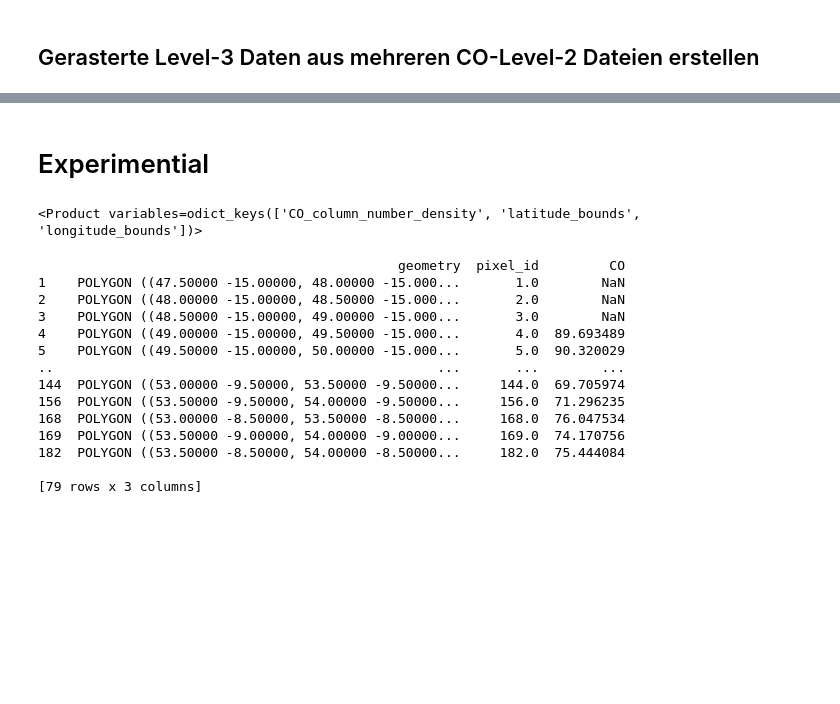
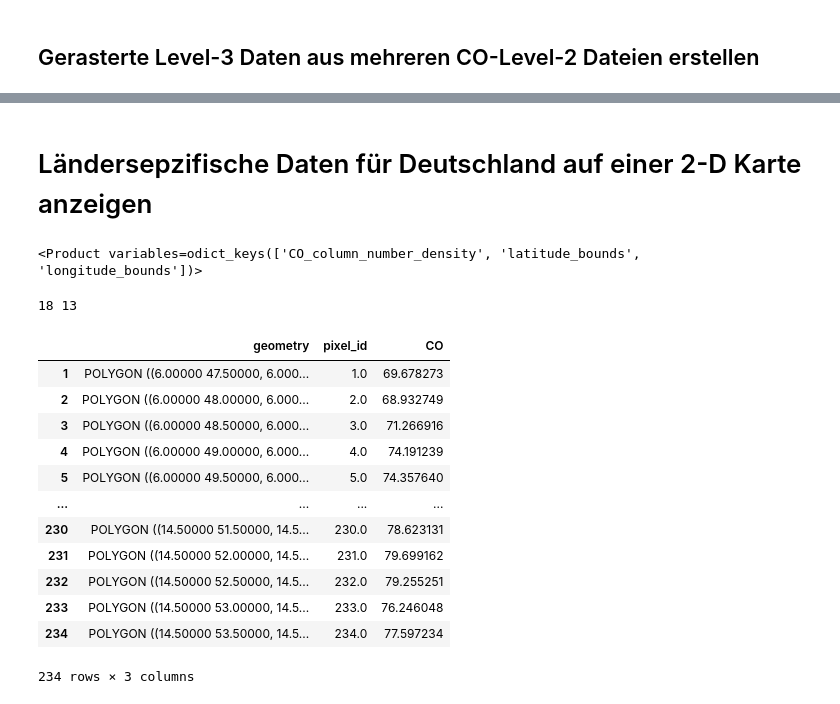
Before and after one commit to Smeik1111/SALabor, a Jupyter notebook: main.ipynb, the cells around one changed output, grey strips where cells are left out. Saved outputs shown, nothing was run; the diff lists cells and outputs as text; code cells hidden in the pictures; blank space fills up the shorter version.

Commit message:
add test feature: country specific CO-Layer for 2d cards

```diff
--- a/main.ipynb
+++ b/main.ipynb
@@ -253,17 +271,17 @@ plot_as_pColormesh(gridlat=gridlat, gridlon=gridlon, vals=vals, vmin=vmin, vmax=
-# %% [markdown]
-# Experimential
+# %% [markdown]
+# Ländersepzifische Daten für Deutschland auf einer 2-D Karte anzeigen
 # %%
-filename_tropomi = "./daily_avg/s5p-CO-L3_avg_20230401.nc"
+filename_tropomi = "./averaged.nc" #"./daily_avg/s5p-CO-L3_avg_20230401.nc"
+# Deutschland: Breitengrad: 47.5 - 54; Längengrad: 6 - 15
 operations_trop = ";".join([
     "latitude>47.5",
     "latitude<54",
-    "longitude<-8",
-    "longitude>-15",
+    "longitude>6",
+    "longitude<15",
     "keep(latitude_bounds,longitude_bounds,CO_column_number_density)",
     "derive(CO_column_number_density [DU])",
-   # "derive(area {time} [km2])",
 ])
-reduce_operations = "bin()"
+reduce_operations = ""# "bin()"
 
 tropomi_CO = harp.import_product(filename_tropomi, operations=operations_trop)
 tropomi_CO
@@ -272,37 +290,42 @@ tropomi_CO
 # %%
 crs = 'epsg:4326'
 tropomi = gpd.GeoDataFrame()
 tropomi['geometry'] = None
 tropomi.crs = crs
-x,lat_dim, lon_dim = tropomi_CO.CO_column_number_density.data.shape
-#print(lat_dim, " ", lon_dim)
+# index for the for loop to go through all TROPOMI pixels
+lat_count = tropomi_CO.latitude_bounds.data.shape[0]
+lon_count = tropomi_CO.longitude_bounds.data.shape[0]
+print(lon_count, lat_count)
 # loop over pixels
-for lat_idx in range(lat_dim):
-    lat_c = tropomi_CO.latitude_bounds.data[lat_idx]
-    for lon_idx in range(lon_dim):
-        lon_c = tropomi_CO.longitude_bounds.data[lon_idx]
-        coords = [(lat_c[0], lon_c[0]), (lat_c[1], lon_c[0]), (lat_c[1], lon_c[1]), (lat_c[0], lon_c[1])]
+for x in range(lon_count):
+    lon_c = tropomi_CO.longitude_bounds.data[x]
+    for y in range(lat_count):
+        lat_c = tropomi_CO.latitude_bounds.data[y] # 47.5 x -15 ;
+        coords = [(lon_c[0], lat_c[0]), (lon_c[0], lat_c[1]), (lon_c[1], lat_c[1]), (lon_c[1], lat_c[0]), (lon_c[0], lat_c[0])]
+        #print(f'lon_c={lon_c}; latc={lat_c}')
         poly = Polygon(coords)
-        x = (lat_idx + 1)  * (lon_idx + 1)
-        tropomi.loc[x, 'pixel_id'] = x
-        tropomi.loc[x, 'geometry'] = poly
-        tropomi.loc[x, 'CO'] = np.array(tropomi_CO.CO_column_number_density.data[0][lat_idx][lon_idx])
+        id = x * lat_count + (y+1)
+        tropomi.loc[id, 'pixel_id'] = id
+        tropomi.loc[id, 'geometry'] = poly
+        co_value = tropomi_CO.CO_column_number_density.data[0][y][x]
+        if np.isnan(co_value):
+            co_value = 0.0
+        tropomi.loc[id, 'CO'] = co_value
 
-
-print(tropomi)
+tropomi
 # %% [output]
-                                              geometry  pixel_id         CO
-1    POLYGON ((47.50000 -15.00000, 48.00000 -15.000...       1.0        NaN
-2    POLYGON ((48.00000 -15.00000, 48.50000 -15.000...       2.0        NaN
-3    POLYGON ((48.50000 -15.00000, 49.00000 -15.000...       3.0        NaN
-4    POLYGON ((49.00000 -15.00000, 49.50000 -15.000...       4.0  89.693489
-5    POLYGON ((49.50000 -15.00000, 50.00000 -15.000...       5.0  90.320029
-..                                                 ...       ...        ...
-144  POLYGON ((53.00000 -9.50000, 53.50000 -9.50000...     144.0  69.705974
-156  POLYGON ((53.50000 -9.50000, 54.00000 -9.50000...     156.0  71.296235
-168  POLYGON ((53.00000 -8.50000, 53.50000 -8.50000...     168.0  76.047534
-169  POLYGON ((53.50000 -9.00000, 54.00000 -9.00000...     169.0  74.170756
-182  POLYGON ((53.50000 -8.50000, 54.00000 -8.50000...     182.0  75.444084
-
-[79 rows x 3 columns]
+18 13
+|  | geometry | pixel_id | CO |
+| 1 | POLYGON ((6.00000 47.50000, 6.000... | 1.0 | 69.678273 |
+| 2 | POLYGON ((6.00000 48.00000, 6.000... | 2.0 | 68.932749 |
+| 3 | POLYGON ((6.00000 48.50000, 6.000... | 3.0 | 71.266916 |
+| 4 | POLYGON ((6.00000 49.00000, 6.000... | 4.0 | 74.191239 |
+| 5 | POLYGON ((6.00000 49.50000, 6.000... | 5.0 | 74.357640 |
+| ... | ... | ... | ... |
+| 230 | POLYGON ((14.50000 51.50000, 14.5... | 230.0 | 78.623131 |
+| 231 | POLYGON ((14.50000 52.00000, 14.5... | 231.0 | 79.699162 |
+| 232 | POLYGON ((14.50000 52.50000, 14.5... | 232.0 | 79.255251 |
+| 233 | POLYGON ((14.50000 53.00000, 14.5... | 233.0 | 76.246048 |
+| 234 | POLYGON ((14.50000 53.50000, 14.5... | 234.0 | 77.597234 |
+234 rows × 3 columns
 # %%
```
Also changed, not shown: parts of 5 cells of this notebook.
